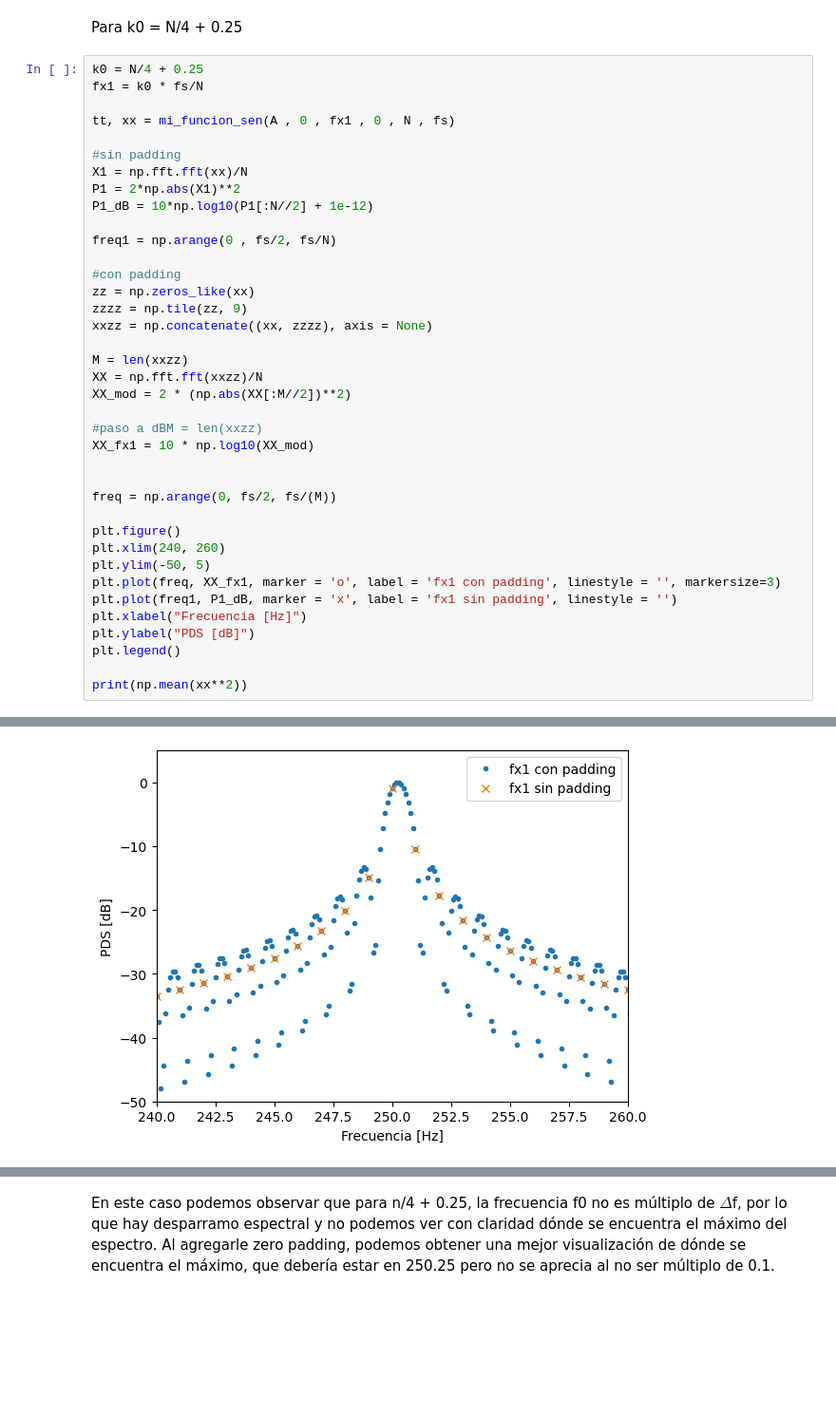
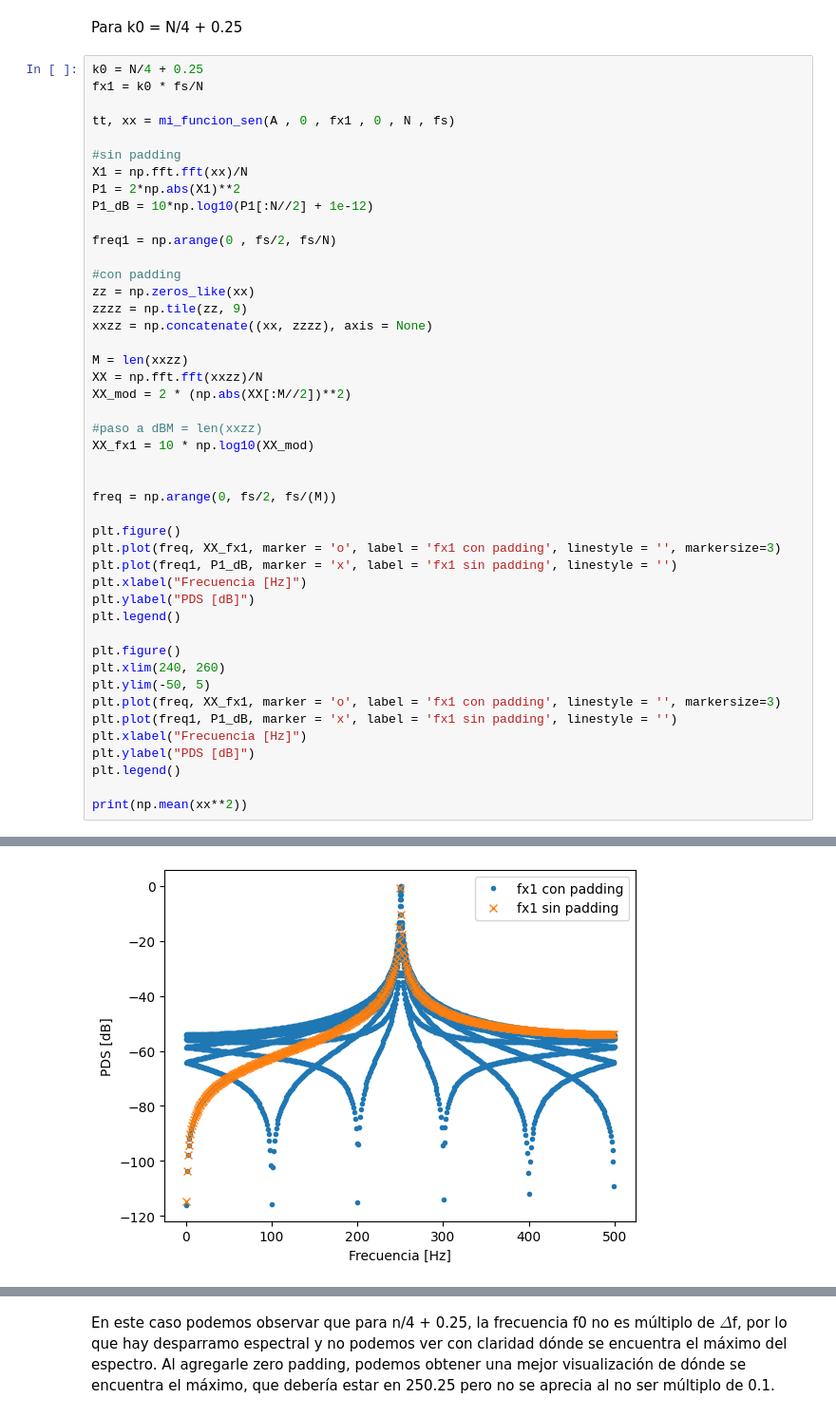
Before and after one commit to SantiagoBoente/APS, a Jupyter notebook: TS3_Santiago_Boente/TS3_Santiago_Boente.ipynb, the cells around one changed output, grey strips where cells are left out. Shown at 95% size. Drawn from its saved outputs; the diff is of its cells as text; blank space fills up the shorter version.

```diff
--- a/TS3_Santiago_Boente/TS3_Santiago_Boente.ipynb
+++ b/TS3_Santiago_Boente/TS3_Santiago_Boente.ipynb
@@ -93,31 +109,38 @@ P1_dB = 10*np.log10(P1[:N//2] + 1e-12)
 
 freq1 = np.arange(0 , fs/2, fs/N)
 
 #con padding
 zz = np.zeros_like(xx)
 zzzz = np.tile(zz, 9)
 xxzz = np.concatenate((xx, zzzz), axis = None)
 
 M = len(xxzz)
 XX = np.fft.fft(xxzz)/N
 XX_mod = 2 * (np.abs(XX[:M//2])**2)
 
 #paso a dBM = len(xxzz)
 XX_fx1 = 10 * np.log10(XX_mod)
 
 
 freq = np.arange(0, fs/2, fs/(M))
 
 plt.figure()
+plt.plot(freq, XX_fx1, marker = 'o', label = 'fx1 con padding', linestyle = '', markersize=3)
+plt.plot(freq1, P1_dB, marker = 'x', label = 'fx1 sin padding', linestyle = '')
+plt.xlabel("Frecuencia [Hz]")
+plt.ylabel("PDS [dB]")
+plt.legend()
+
+plt.figure()
 plt.xlim(240, 260)
 plt.ylim(-50, 5)
 plt.plot(freq, XX_fx1, marker = 'o', label = 'fx1 con padding', linestyle = '', markersize=3)
 plt.plot(freq1, P1_dB, marker = 'x', label = 'fx1 sin padding', linestyle = '')
 plt.xlabel("Frecuencia [Hz]")
 plt.ylabel("PDS [dB]")
 plt.legend()
 
 print(np.mean(xx**2))
 # %% [output]
 0.9989999999999996
-[figure, old version]
+[figure, new version]
```
Also changed, not shown: parts of 4 cells of this notebook.
